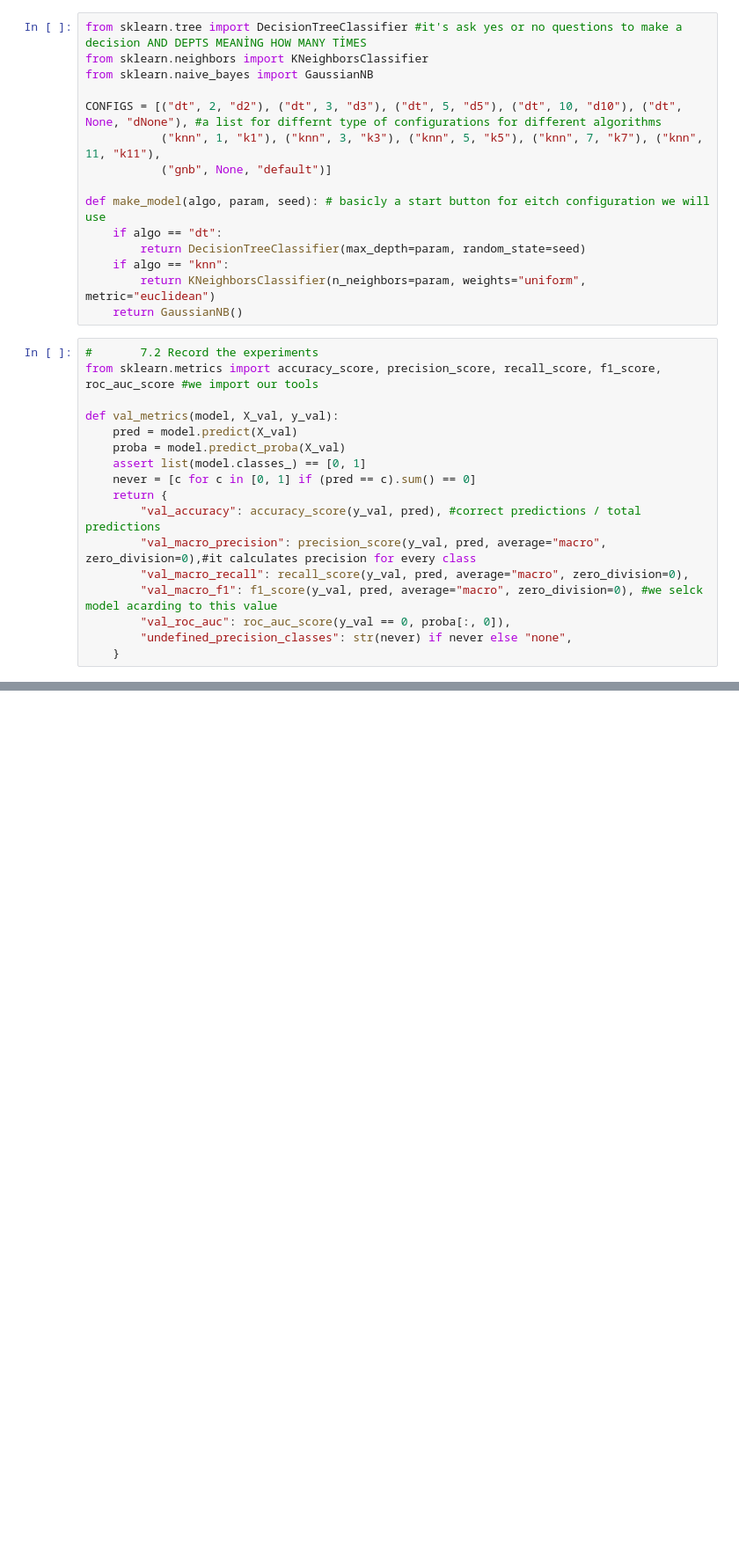
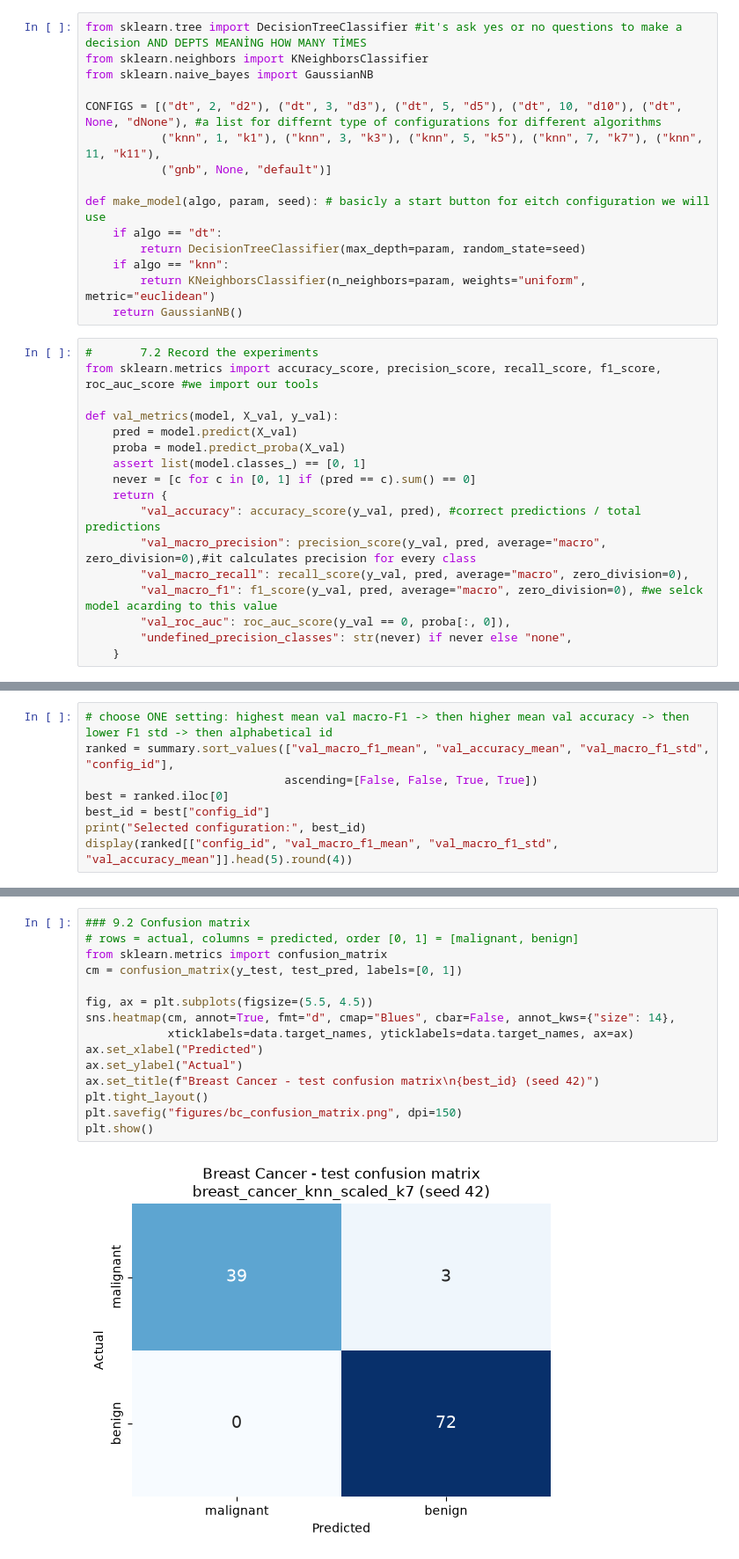
Before and after one commit to muhammedefeones/ml-midterm-23040202015, a Jupyter notebook: breast_cancer.ipynb, the cells around one changed output, grey strips where cells are left out. Shown at 88% size. Drawn from its saved outputs; the diff is of its cells as text; blank space fills up the shorter version.

```diff
--- a/breast_cancer.ipynb
+++ b/breast_cancer.ipynb
@@ -465,0 +536,8 @@ Number of runs: 66 | seed-42 models kept: 22
+# %%
+# choose ONE setting: highest mean val macro-F1 -> then higher mean val accuracy -> then lower F1 std -> then alphabetical id
+ranked = summary.sort_values(["val_macro_f1_mean", "val_accuracy_mean", "val_macro_f1_std", "config_id"],
+                             ascending=[False, False, True, True])
+best = ranked.iloc[0]
+best_id = best["config_id"]
+print("Selected configuration:", best_id)
+display(ranked[["config_id", "val_macro_f1_mean", "val_macro_f1_std", "val_accuracy_mean"]].head(5).round(4))
@@ -465,0 +617,17 @@ Number of runs: 66 | seed-42 models kept: 22
+# %%
+### 9.2 Confusion matrix
+# rows = actual, columns = predicted, order [0, 1] = [malignant, benign]
+from sklearn.metrics import confusion_matrix
+cm = confusion_matrix(y_test, test_pred, labels=[0, 1])
+
+fig, ax = plt.subplots(figsize=(5.5, 4.5))
+sns.heatmap(cm, annot=True, fmt="d", cmap="Blues", cbar=False, annot_kws={"size": 14},
+            xticklabels=data.target_names, yticklabels=data.target_names, ax=ax)
+ax.set_xlabel("Predicted")
+ax.set_ylabel("Actual")
+ax.set_title(f"Breast Cancer - test confusion matrix\n{best_id} (seed 42)")
+plt.tight_layout()
+plt.savefig("figures/bc_confusion_matrix.png", dpi=150)
+plt.show()
+# %% [output]
+[figure, added]
```
Also changed, not shown: parts of 20 cells of this notebook, 12 other files.
